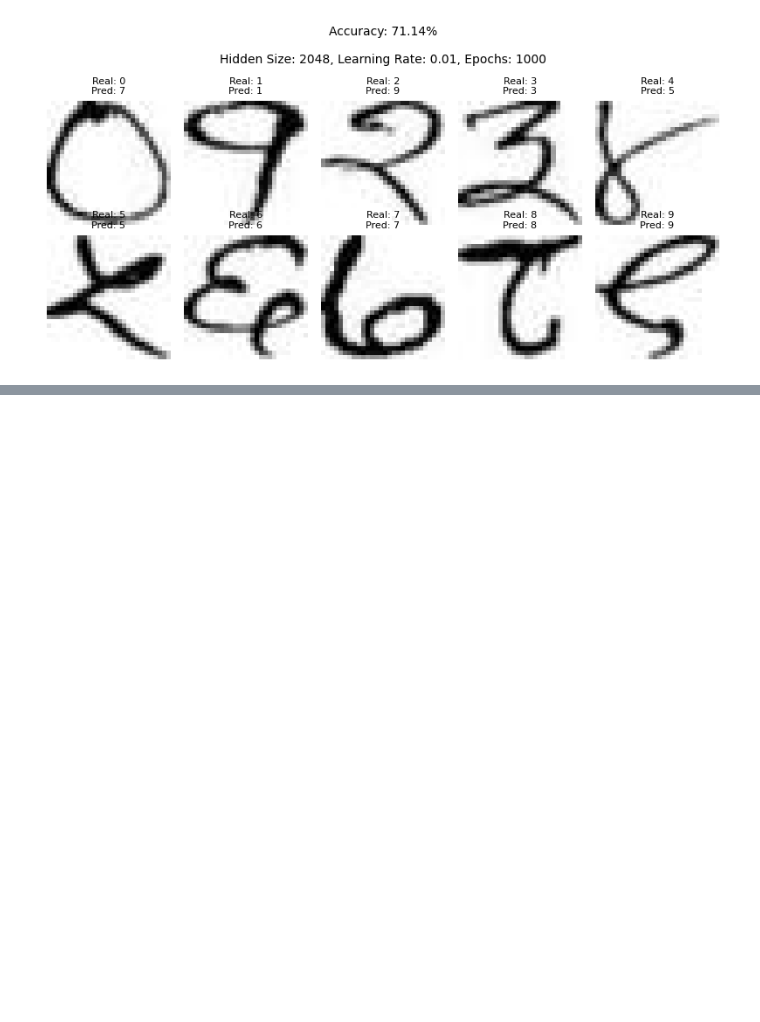
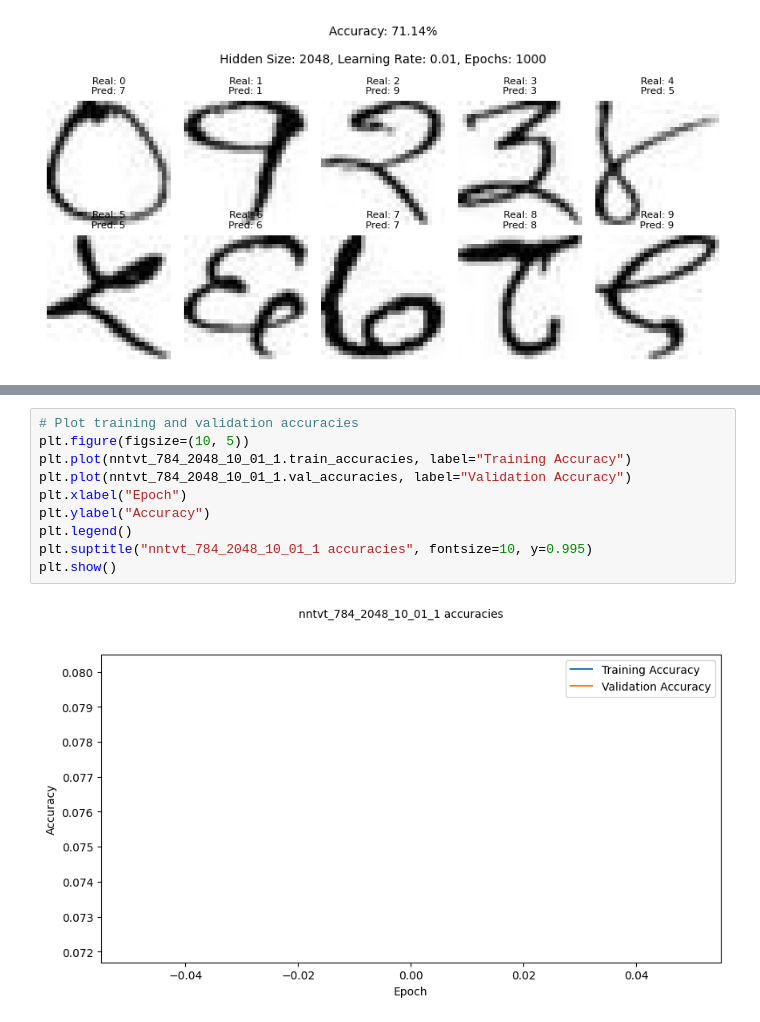
Before and after one commit to rupali-p/nepali-digit-classifier, a Jupyter notebook: model.ipynb, the cells around one changed output, grey strips where cells are left out. Cells and saved outputs as stored; diff of their text form; blank space fills up the shorter version.

```diff
--- a/model.ipynb
+++ b/model.ipynb
@@ -472,0 +750,12 @@ Accuracy: 71.14%
+# %%
+# Plot training and validation accuracies
+plt.figure(figsize=(10, 5))
+plt.plot(nntvt_784_2048_10_01_1.train_accuracies, label="Training Accuracy")
+plt.plot(nntvt_784_2048_10_01_1.val_accuracies, label="Validation Accuracy")
+plt.xlabel("Epoch")
+plt.ylabel("Accuracy")
+plt.legend()
+plt.suptitle("nntvt_784_2048_10_01_1 accuracies", fontsize=10, y=0.995)
+plt.show()
+# %% [output]
+[figure, added]
```
Also changed, not shown: parts of 145 cells of this notebook.
